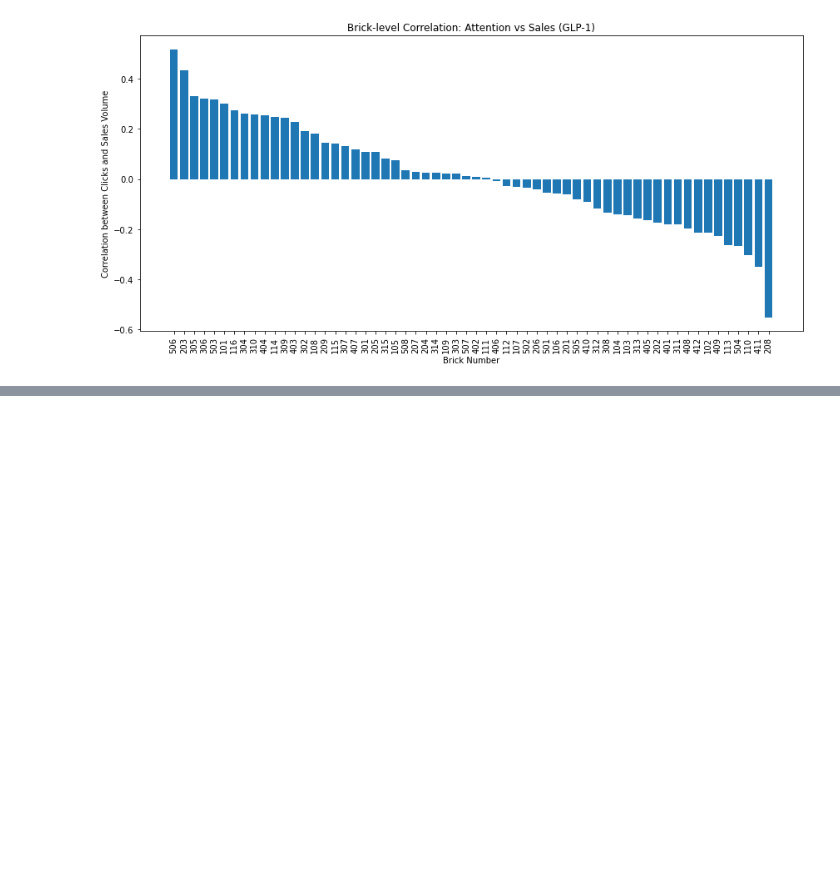
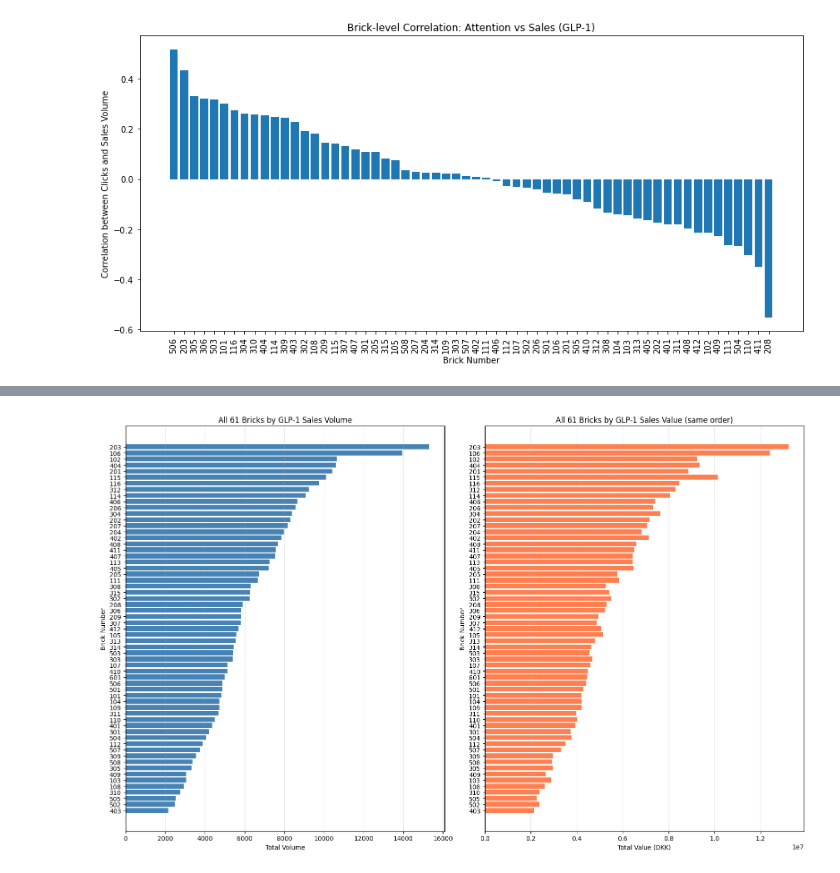
Before and after one commit to sille97/bigdata, a Jupyter notebook: code/eda.ipynb, the cells around one changed output, grey strips where cells are left out. Drawn from its saved outputs; the diff is of its cells as text; code cells hidden in the pictures; blank space fills up the shorter version.

Commit message:
GLP-1 Sales in DK

```diff
--- a/code/eda.ipynb
+++ b/code/eda.ipynb
@@ -645,0 +650,17 @@ plt.show()
+# %%
+# Filter for GLP-1 sales only
+glp1_sales = sab[sab["market"].str.upper() == "GLP-1"].copy()
+
+# Aggregate total sales by brick
+glp1_by_brick = (
+    glp1_sales.groupby("brick_nr", as_index=False)[["volume", "value"]]
+    .sum()
+    .sort_values("volume", ascending=False)
+)
+
+print("Top 10 Bricks by GLP-1 Sales Volume:")
+print(glp1_by_brick.head(10))
+print("\n")
+print(f"Total number of bricks: {len(glp1_by_brick)}")
+print(f"Total GLP-1 volume across all bricks: {glp1_by_brick['volume'].sum():,.0f}")
+print(f"Total GLP-1 value across all bricks: {glp1_by_brick['value'].sum():,.0f} DKK")
@@ -645,0 +685,24 @@ plt.show()
+# %%
+# Visualize ALL bricks by volume (sorted)
+fig, (ax1, ax2) = plt.subplots(1, 2, figsize=(16, 10))
+
+# Volume chart - all bricks
+ax1.barh(glp1_by_brick["brick_nr"].astype(str), glp1_by_brick["volume"], color="steelblue")
+ax1.set_xlabel("Total Volume")
+ax1.set_ylabel("Brick Number")
+ax1.set_title(f"All {len(glp1_by_brick)} Bricks by GLP-1 Sales Volume")
+ax1.invert_yaxis()
+ax1.grid(axis="x", alpha=0.3)
+
+# Value chart - all bricks
+ax2.barh(glp1_by_brick["brick_nr"].astype(str), glp1_by_brick["value"], color="coral")
+ax2.set_xlabel("Total Value (DKK)")
+ax2.set_ylabel("Brick Number")
+ax2.set_title(f"All {len(glp1_by_brick)} Bricks by GLP-1 Sales Value (same order)")
+ax2.invert_yaxis()
+ax2.grid(axis="x", alpha=0.3)
+
+plt.tight_layout()
+plt.show()
+# %% [output]
+[figure, added]
```
Also changed, not shown: parts of 7 cells of this notebook.
